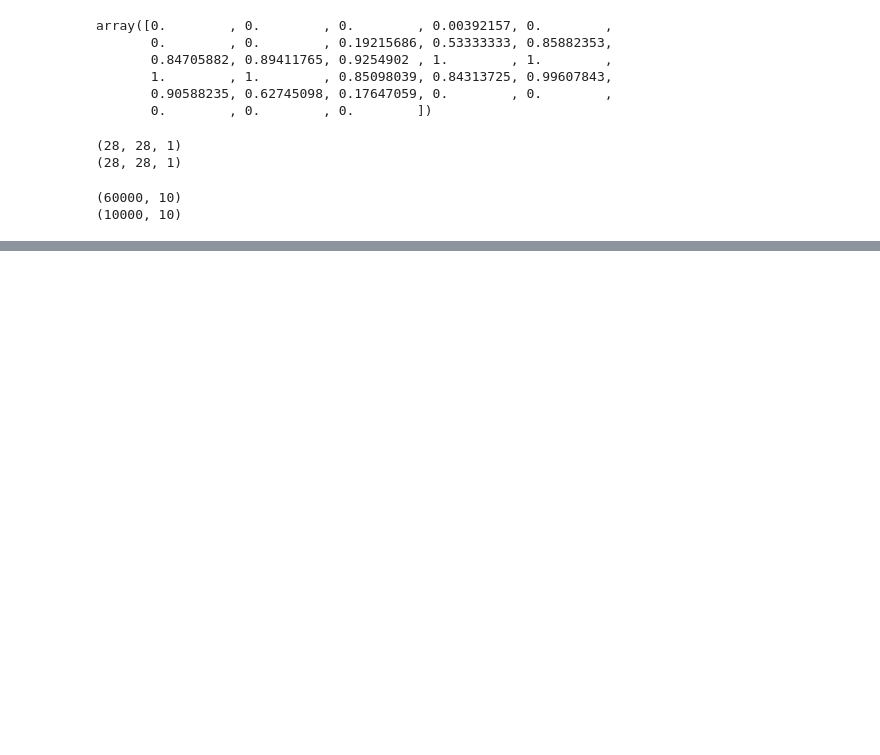
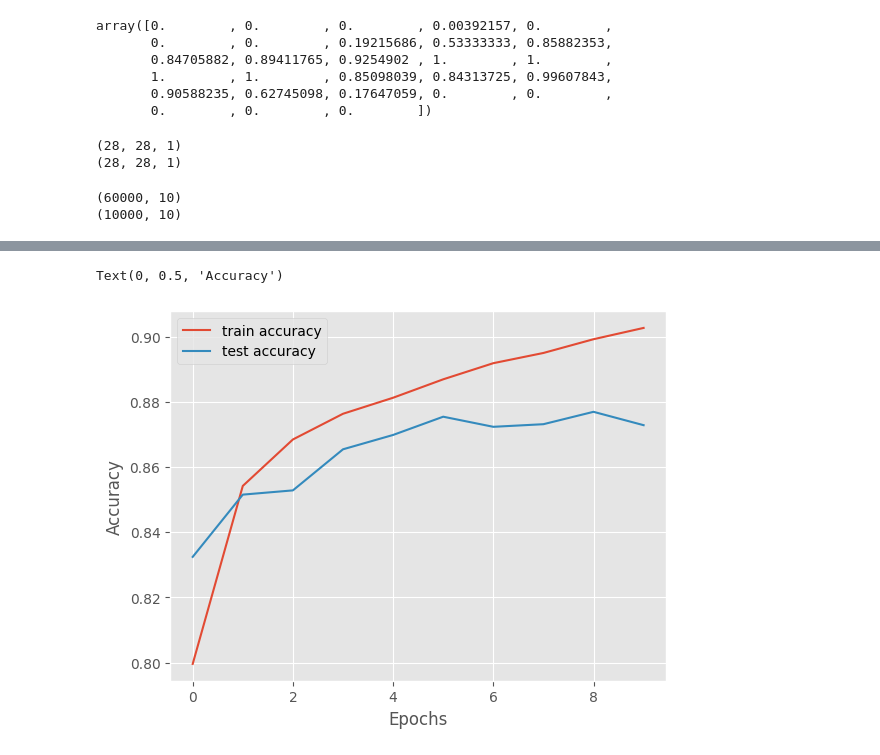
Before and after one commit to darshan12hs/Fashion_MNIST_DNN, a Jupyter notebook: Fashion_MNIST_DNN.ipynb, the cells around one changed output, grey strips where cells are left out. Saved outputs shown, nothing was run; the diff lists cells and outputs as text; code cells hidden in the pictures; blank space fills up the shorter version.

```diff
--- a/Fashion_MNIST_DNN.ipynb
+++ b/Fashion_MNIST_DNN.ipynb
@@ -127,0 +145,2 @@ Epoch 10/10
+# %%
+callback=EarlyStopping(monitor='val_accuracy',min_delta=0.01,patience=10)
@@ -127,0 +231,8 @@ Epoch 10/10
+# %%
+model=Sequential()
+model.add(Flatten(input_shape=(28,28,1)))
+model.add(Dense(128,activation='relu'))
+model.add(Dense(128,activation='relu'))
+model.add(Dense(10,activation='softmax'))
+model.compile(optimizer=SGD(momentum=0.9,nesterov=False),loss='categorical_crossentropy',metrics=['accuracy']) # Momentum
+hist3=model.fit(x_train,y_train,validation_data=(x_test,y_test),batch_size=64,epochs=100,callbacks=callback)
@@ -127,0 +289,10 @@ Epoch 10/10
+# %%
+plt.style.use('ggplot')
+plt.plot(np.arange(0,10), hist3.history['accuracy'], label='train accuracy')
+plt.plot(np.arange(0,10),hist3.history['val_accuracy'],label='test accuracy')
+plt.legend()
+plt.xlabel('Epochs')
+plt.ylabel('Accuracy')
+# %% [output]
+Text(0, 0.5, 'Accuracy')
+[figure, added]
```
Also changed, not shown: parts of 12 cells of this notebook.
